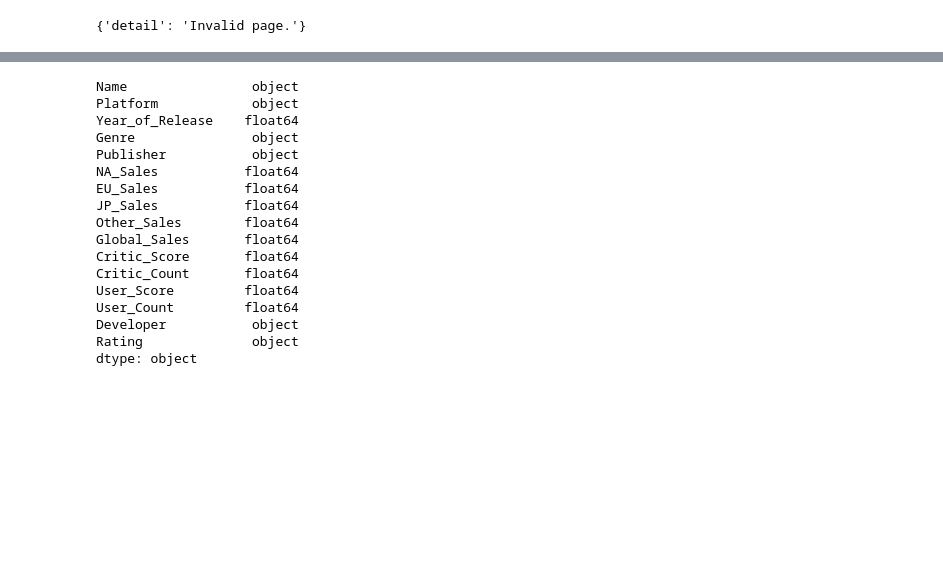
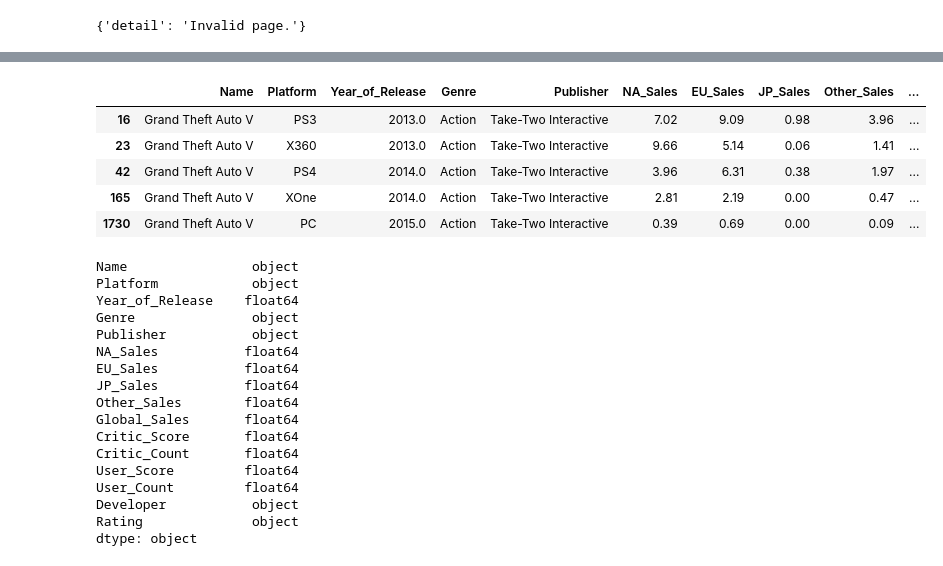
Before and after one commit to dalismo/api_call_of_duty_etl, a Jupyter notebook: extracting_rawg_api_data-Copy1(Paul).ipynb, the cells around one changed output, grey strips where cells are left out. Cells and saved outputs as stored; diff of their text form; code cells hidden in the pictures; blank space fills up the shorter version.

```diff
--- a/extracting_rawg_api_data-Copy1(Paul).ipynb
+++ b/extracting_rawg_api_data-Copy1(Paul).ipynb
@@ -64,6 +64,15 @@ videogame_sales_df.head()
 | 2 | Mario Kart Wii | Wii | 2008.0 | Racing | Nintendo | 15.68 | 12.76 | 3.79 | 3.29 | ... |
 | 3 | Wii Sports Resort | Wii | 2009.0 | Sports | Nintendo | 15.61 | 10.93 | 3.28 | 2.95 | ... |
 | 4 | Pokemon Red/Pokemon Blue | GB | 1996.0 | Role-Playing | Nintendo | 11.27 | 8.89 | 10.22 | 1.00 | ... |
+# %%
+videogame_sales_df.loc[videogame_sales_df["Name"] == "Grand Theft Auto V"]
+# %% [output]
+|  | Name | Platform | Year_of_Release | Genre | Publisher | NA_Sales | EU_Sales | JP_Sales | Other_Sales | ... |
+| 16 | Grand Theft Auto V | PS3 | 2013.0 | Action | Take-Two Interactive | 7.02 | 9.09 | 0.98 | 3.96 | ... |
+| 23 | Grand Theft Auto V | X360 | 2013.0 | Action | Take-Two Interactive | 9.66 | 5.14 | 0.06 | 1.41 | ... |
+| 42 | Grand Theft Auto V | PS4 | 2014.0 | Action | Take-Two Interactive | 3.96 | 6.31 | 0.38 | 1.97 | ... |
+| 165 | Grand Theft Auto V | XOne | 2014.0 | Action | Take-Two Interactive | 2.81 | 2.19 | 0.00 | 0.47 | ... |
+| 1730 | Grand Theft Auto V | PC | 2015.0 | Action | Take-Two Interactive | 0.39 | 0.69 | 0.00 | 0.09 | ... |
 # %%
 videogame_sales_df.dtypes
 # %% [output]
```
Also changed, not shown: parts of 4 cells of this notebook, 1 other file.
